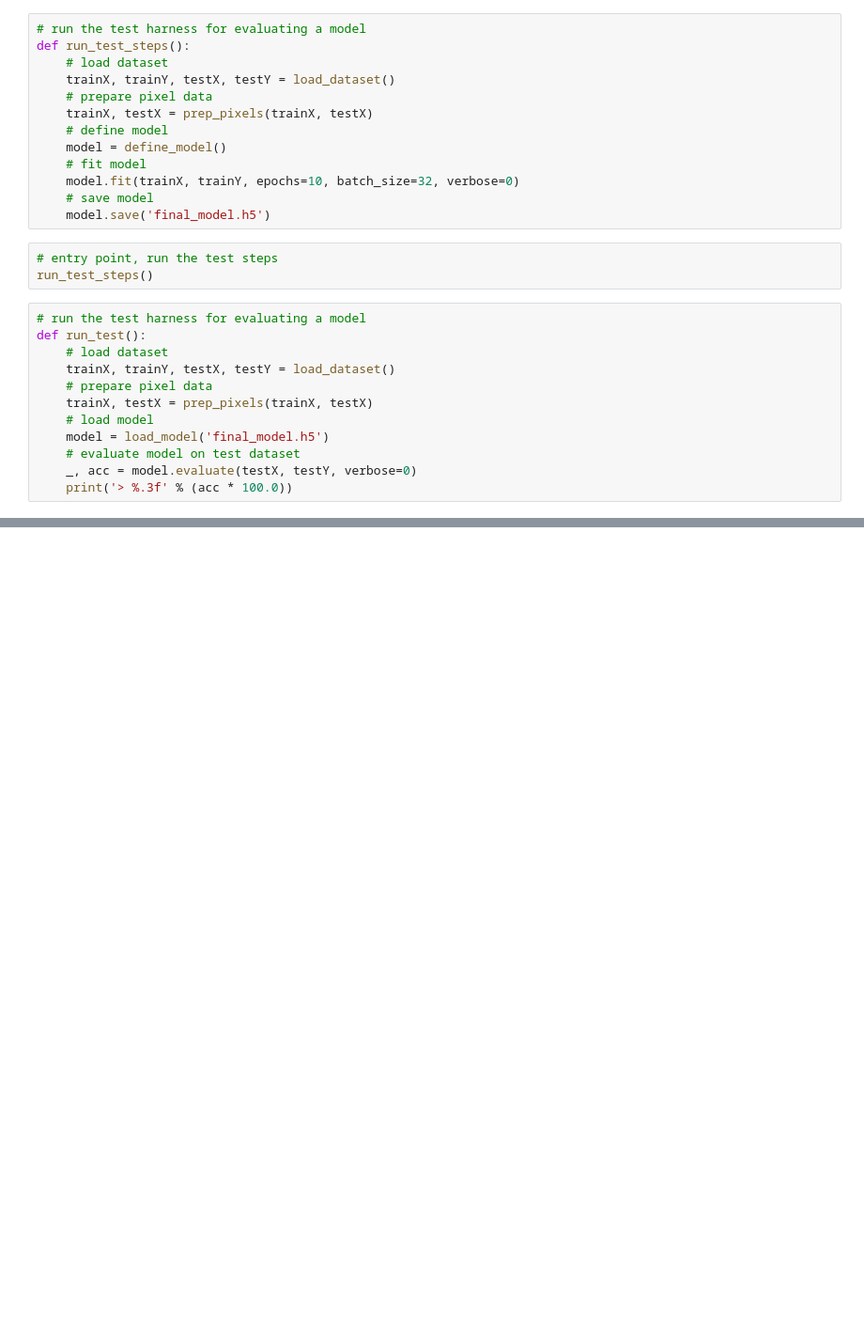
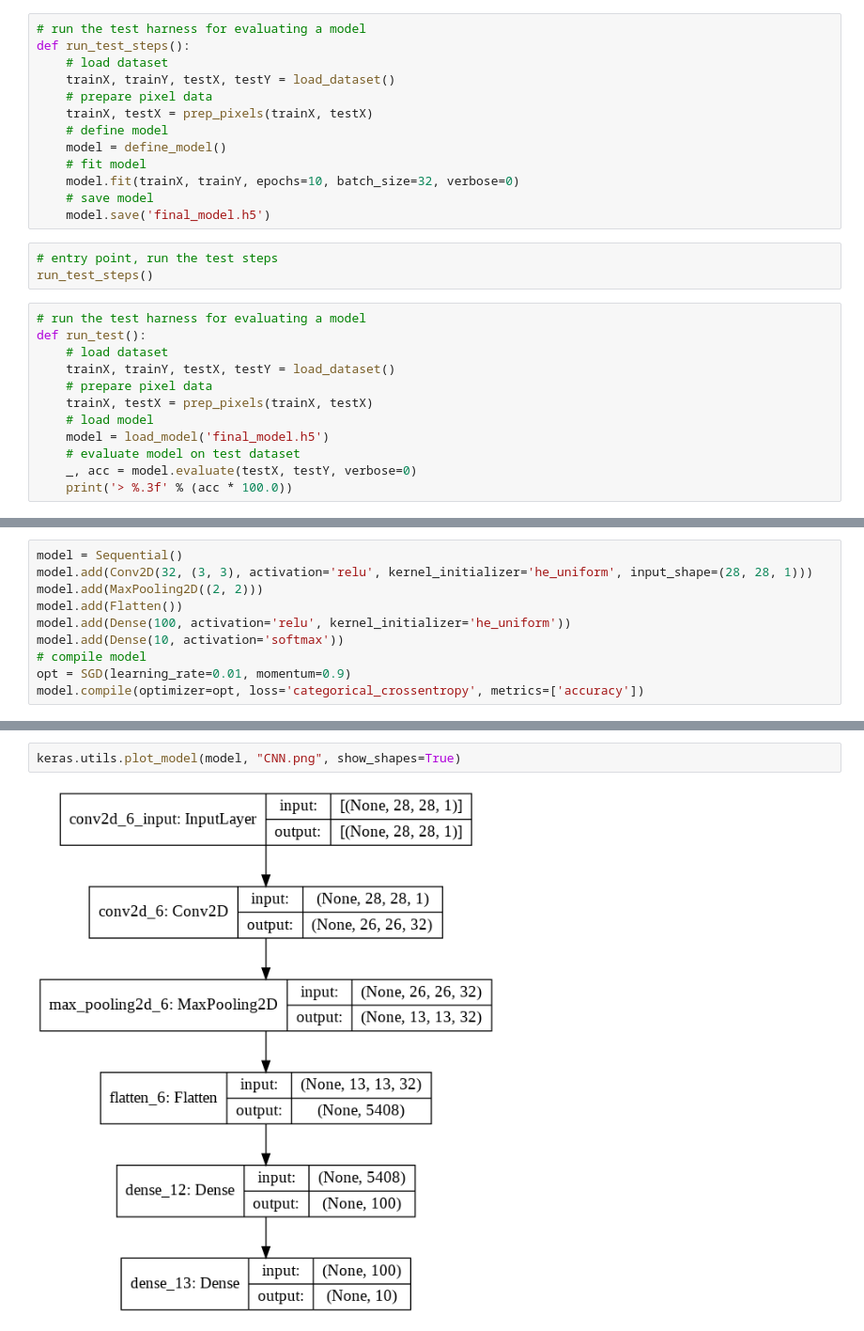
Before and after one commit to kristina0614/Computer-Vision-Course, a Jupyter notebook: Fashion_MNIST_Deep_Learning_for_Computer_Vision.ipynb, the cells around one changed output, grey strips where cells are left out. Shown: that part at 94% size. Saved outputs shown, nothing was run; the diff lists cells and outputs as text; blank space fills up the shorter version.

```diff
--- a/Fashion_MNIST_Deep_Learning_for_Computer_Vision.ipynb
+++ b/Fashion_MNIST_Deep_Learning_for_Computer_Vision.ipynb
@@ -205,0 +241,10 @@ run_test()
+# %%
+model = Sequential()
+model.add(Conv2D(32, (3, 3), activation='relu', kernel_initializer='he_uniform', input_shape=(28, 28, 1)))
+model.add(MaxPooling2D((2, 2)))
+model.add(Flatten())
+model.add(Dense(100, activation='relu', kernel_initializer='he_uniform'))
+model.add(Dense(10, activation='softmax'))
+# compile model
+opt = SGD(learning_rate=0.01, momentum=0.9)
+model.compile(optimizer=opt, loss='categorical_crossentropy', metrics=['accuracy'])
@@ -205,0 +272,4 @@ run_test()
+# %%
+keras.utils.plot_model(model, "CNN.png", show_shapes=True)
+# %% [output]
+[figure, added]
```
Also changed, not shown: parts of 9 cells of this notebook.
